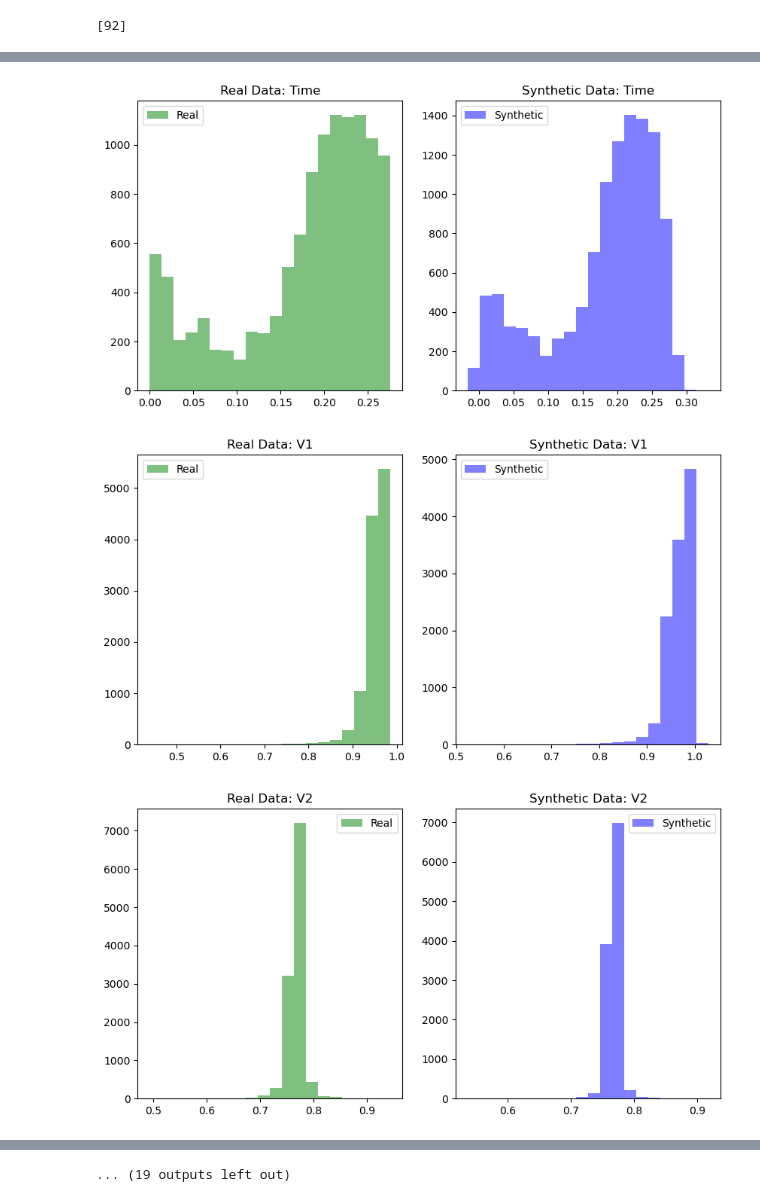
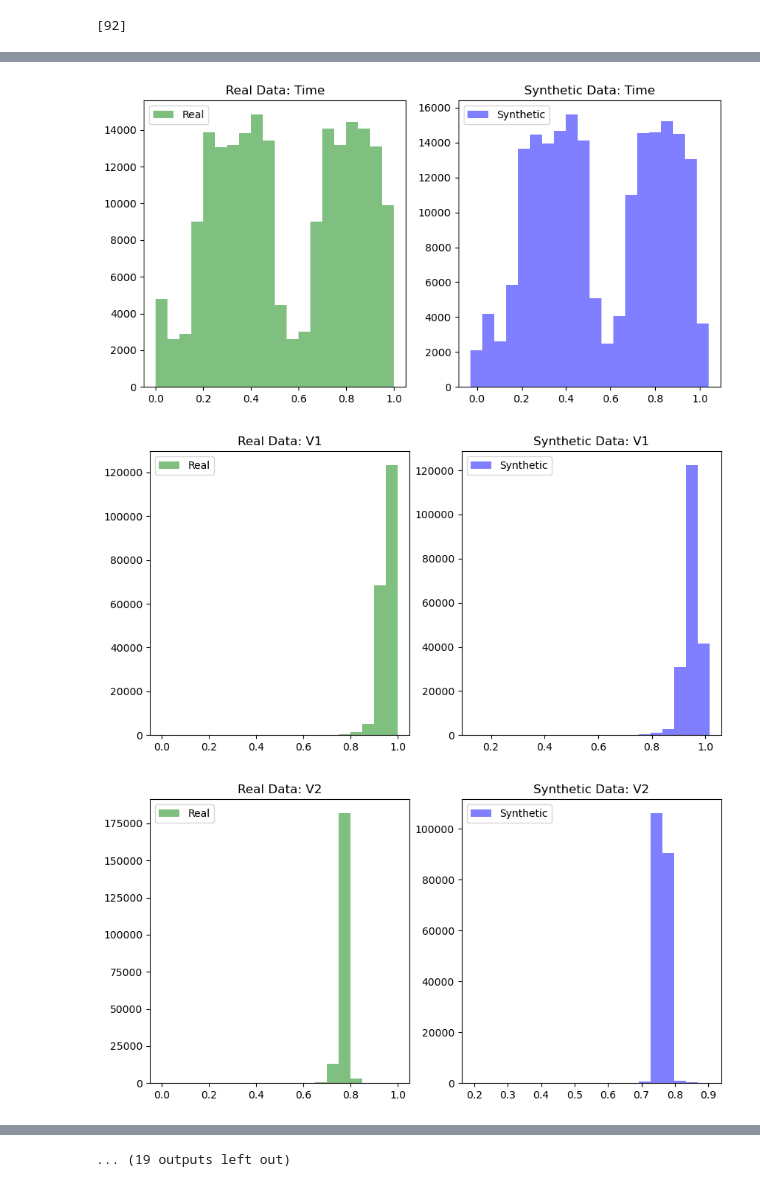
Before and after one commit to MaxIG1/var_auto_for_synth_data, a Jupyter notebook: notebooks/Base_updated_data.ipynb, the cells around one changed output, grey strips where cells are left out. Saved outputs shown, nothing was run; the diff lists cells and outputs as text; code cells hidden in the pictures.

```diff
--- a/notebooks/Base_updated_data.ipynb
+++ b/notebooks/Base_updated_data.ipynb
@@ -19,5 +20,5 @@ from scipy.special import rel_entr
 # %%
-train_data = pd.read_csv("../data/interim/cut_data.csv")
+train_data = pd.read_csv("../data/interim/split/sorted_train_data_mm.csv")
 test_data = pd.read_csv("../data/interim/split/sorted_test_data_mm.csv")
 val_data = pd.read_csv("../data/interim/split/sorted_val_data_mm.csv")
 # %%
@@ -76,11 +95,3 @@ decoder.summary()
-# %%
- def get_config(self):
-        config = super(VAE, self).get_config()
-        config.update({
-            'encoder': self.encoder,
-            'decoder': self.decoder,
-        })
-        return config
 # %%
 class VAE(keras.Model):
     def __init__(self, encoder, decoder, **kwargs):
@@ -236,11 +247,11 @@ class VAE(keras.Model):
 vae = VAE(encoder, decoder)
 vae.compile(optimizer=keras.optimizers.Adam())
 # %%
-# early_stopping_callback = EarlyStopping(
-#     monitor='val_loss',  # Monitoring validation loss
-#     patience=5,  # Number of epochs with no improvement after which training will be stopped
-#     restore_best_weights=True  # Restore weights to the best model observed during training
-# )
+early_stopping_callback = EarlyStopping(
+    monitor='val_loss',  # Monitoring validation loss
+    patience=5,  # Number of epochs with no improvement after which training will be stopped
+    restore_best_weights=True  # Restore weights to the best model observed during training
+)
 
 # # Define the directory to save the model
 # model_dir = "saved_model/"
@@ -253,13 +264,13 @@ vae.compile(optimizer=keras.optimizers.Adam())
 # #     filepath=model_dir, save_best_only=True, monitor="val_loss", mode="min"
 # # )
 # #tensorboard_callback
-# call_back_list = [early_stopping_callback]
+call_back_list = [early_stopping_callback]
 
 hist = vae.fit(
     train_data_array,
-    epochs=1,
+    epochs=100,
     batch_size=32,
-    # validation_data=(val_data_array, None),
-    # callbacks=call_back_list,
+    validation_data=(val_data_array, None),
+    callbacks=call_back_list,
 )
 # %% [output]
@@ -358,30 +361,35 @@ plt.show()
 # %%
 # For each feature, create a histogram for the real and synthetic data
-for feature in df_credit.columns[:-1]:
-
+for feature in train_data.columns[:-1]:
 
     plt.figure(figsize=(10, 5))
 
     plt.subplot(1, 2, 1)
-    plt.hist(real_data[feature], bins=20, alpha=0.5, color="g", label="Real")
+    plt.hist(train_data[feature], bins=20, alpha=0.5, color="g", label="Real")
     plt.title(f"Real Data: {feature}")
     plt.legend()
 
     plt.subplot(1, 2, 2)
-    plt.hist(synthetic_data[feature], bins=20, alpha=0.5, color="b", label="Synthetic")
+    plt.hist(
+        synthetic_data_from_data[feature],
+        bins=20,
+        alpha=0.5,
+        color="b",
+        label="Synthetic",
+    )
     plt.title(f"Synthetic Data: {feature}")
     plt.legend()
 
     plt.show()
 
 # Print the summary statistics for the real and synthetic data
 print("Summary statistics for the real data:")
-print(real_data.describe())
+print(train_data.describe())
 print("\nSummary statistics for the synthetic data:")
-print(synthetic_data.describe())
+print(synthetic_data_from_data.describe())
 
 plt.show()
 # %% [output]
-[figure, old version]
+[figure, new version]
-[figure, old version]
+[figure, new version]
-[figure, old version]
+[figure, new version]
```
Also changed, not shown: parts of 14 cells of this notebook, 1 other file.
